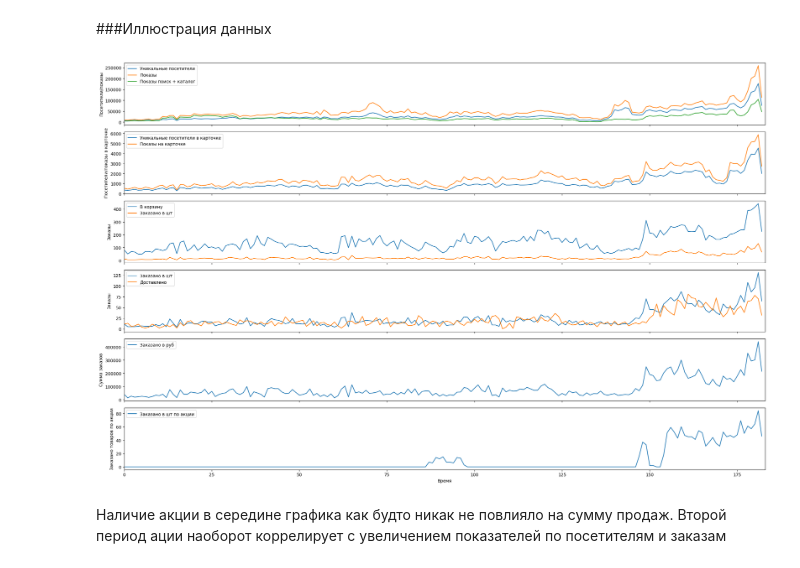
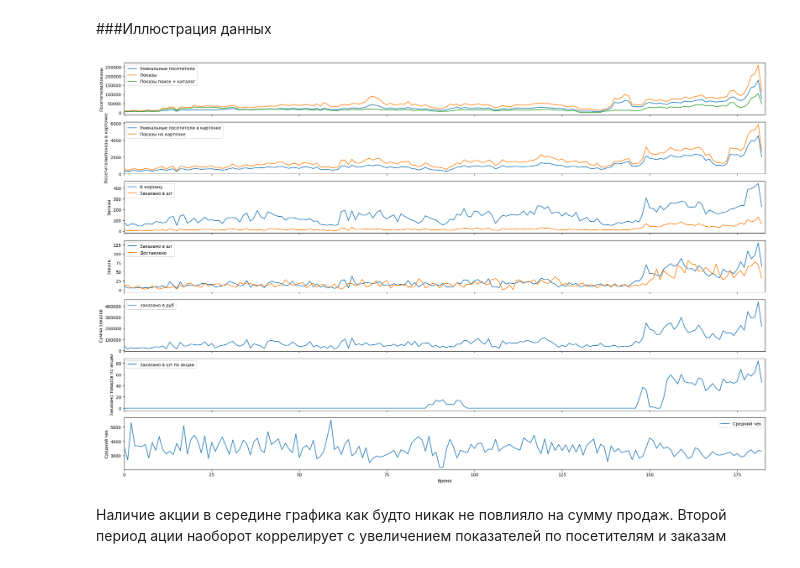
Before and after one commit to Untick/Marketplaces, a Jupyter notebook: Domoscanova Irina/AI_стажировка_Ingate_1_1_2.ipynb, the cells around one changed output. Cells and saved outputs as stored; diff of their text form; code cells hidden in the pictures.

```diff
--- a/Domoscanova Irina/AI_стажировка_Ingate_1_1_2.ipynb
+++ b/Domoscanova Irina/AI_стажировка_Ingate_1_1_2.ipynb
@@ -1361,3 +1361,5 @@ CHANNEL_Y = []
+# %%
+plt.rcParams["figure.figsize"] = (22, 6)
 # %%
 # Функция расчета результата прогнозирования сети (предсказания)
 
@@ -1782,7 +1784,7 @@ print(CHANNEL_INDEX)
 ###Иллюстрация данных
 # %%
 # Задание полотна для графиков - шесть подграфиков один под другим с общей осью x
-fig, (ax1, ax2, ax3, ax4, ax5, ax6) = plt.subplots(6, 1, figsize=(22, 14), sharex=True)
+fig, (ax1, ax2, ax3, ax4, ax5, ax6, ax7) = plt.subplots(7, 1, figsize=(22, 14), sharex=True)
 
 # Данные по посетителям и показам total
 for chn in [0, 2, 4]:
@@ -1813,34 +1815,42 @@ for chn in [6, 8]:
     # Отрисовка канала данных
     ax4.plot(np_fara[0:, chn],
              label=CHANNEL_NAMES[chn])
 ax4.set_ylabel('Заказы')
 ax4.legend()
 
 # Данные по сумме заказов
 for chn in [10]:
     # Отрисовка канала данных
     ax5.plot(np_fara[0:, chn],
              label=CHANNEL_NAMES[chn])
 ax5.set_ylabel('Сумма заказов')
 ax5.legend()
 
 # Данные по заказанным товарам по акции
 for chn in [11]:
     # Отрисовка канала данных
     ax6.plot(np_fara[0:, chn],
              label=CHANNEL_NAMES[chn])
 ax6.set_ylabel('Заказано товаров по акции')
 ax6.legend()
 
+# Данные по заказанным товарам по акции
+for chn in [23]:
+    # Отрисовка канала данных
+    ax7.plot(np_fara[0:, chn],
+             label=CHANNEL_NAMES[chn])
+ax7.set_ylabel('Средний чек')
+ax7.legend()
+
 plt.xlabel('Время')
 # Регулировка пределов оси x
 plt.xlim(0, len(np_fara))
 # Указание расположить подграфики плотнее друг к другу
 plt.tight_layout()
 # Фиксация графика
 plt.show()
 # %% [output]
-[figure, old version]
+[figure, new version]
 # %% [markdown]
 Наличие акции в середине графика как будто никак не повлияло на сумму продаж. Второй период ации наоборот коррелирует с увеличением показателей по посетителям и заказам
 # %% [markdown]
```
Also changed, not shown: parts of 3 cells of this notebook.
